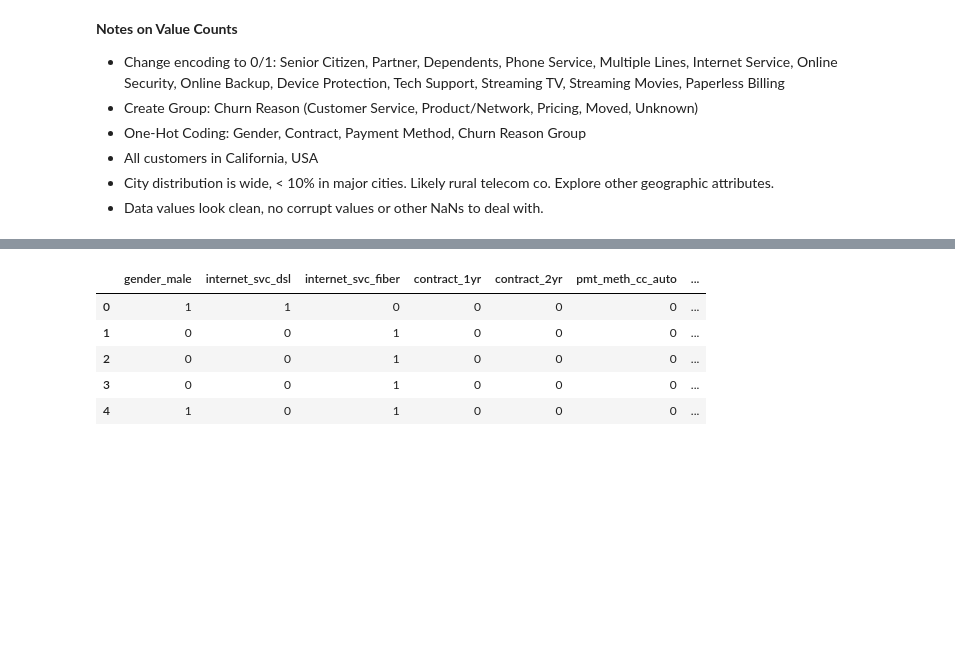
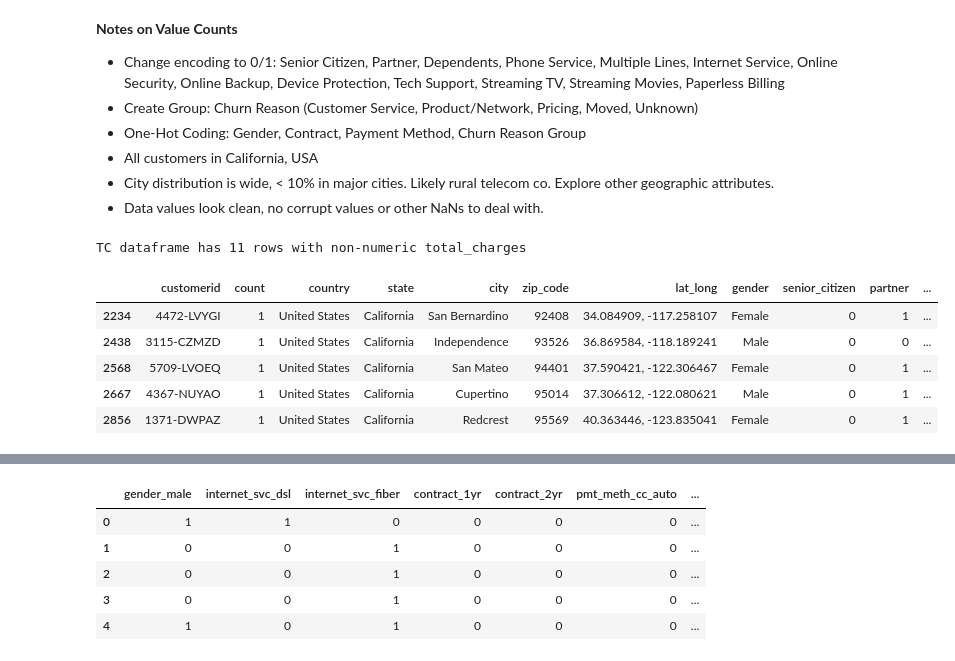
Before and after one commit to cutterback/p03-telco-churn-model, a Jupyter notebook: Telco-Churn-Classification-Model.ipynb, the cells around one changed output, grey strips where cells are left out. Drawn from its saved outputs; the diff is of its cells as text; code cells hidden in the pictures; blank space fills up the shorter version.

```diff
--- a/Telco-Churn-Classification-Model.ipynb
+++ b/Telco-Churn-Classification-Model.ipynb
@@ -201,3 +201,18 @@ reason_map = {'Attitude of support person' : 'Cust Service',
              }
 
 tc.insert(loc=30, column='churn_rsn_grp', value=tc.churn_reason.map(reason_map))
+# %%
+# take a look at total_charges
+missing_charges = tc.loc[tc.total_charges.map(lambda x:
+                                          isinstance(x, (int, float)))==False].index
+
+print(f'TC dataframe has {missing_charges.shape[0]} rows with non-numeric total_charges')
+tc.iloc[missing_charges][:5]
+# %% [output]
+TC dataframe has 11 rows with non-numeric total_charges
+|  | customerid | count | country | state | city | zip_code | lat_long | gender | senior_citizen | partner | ... |
+| 2234 | 4472-LVYGI | 1 | United States | California | San Bernardino | 92408 | 34.084909, -117.258107 | Female | 0 | 1 | ... |
+| 2438 | 3115-CZMZD | 1 | United States | California | Independence | 93526 | 36.869584, -118.189241 | Male | 0 | 0 | ... |
+| 2568 | 5709-LVOEQ | 1 | United States | California | San Mateo | 94401 | 37.590421, -122.306467 | Female | 0 | 1 | ... |
+| 2667 | 4367-NUYAO | 1 | United States | California | Cupertino | 95014 | 37.306612, -122.080621 | Male | 0 | 1 | ... |
+| 2856 | 1371-DWPAZ | 1 | United States | California | Redcrest | 95569 | 40.363446, -123.835041 | Female | 0 | 1 | ... |
```
Also changed, not shown: parts of 17 cells of this notebook.
